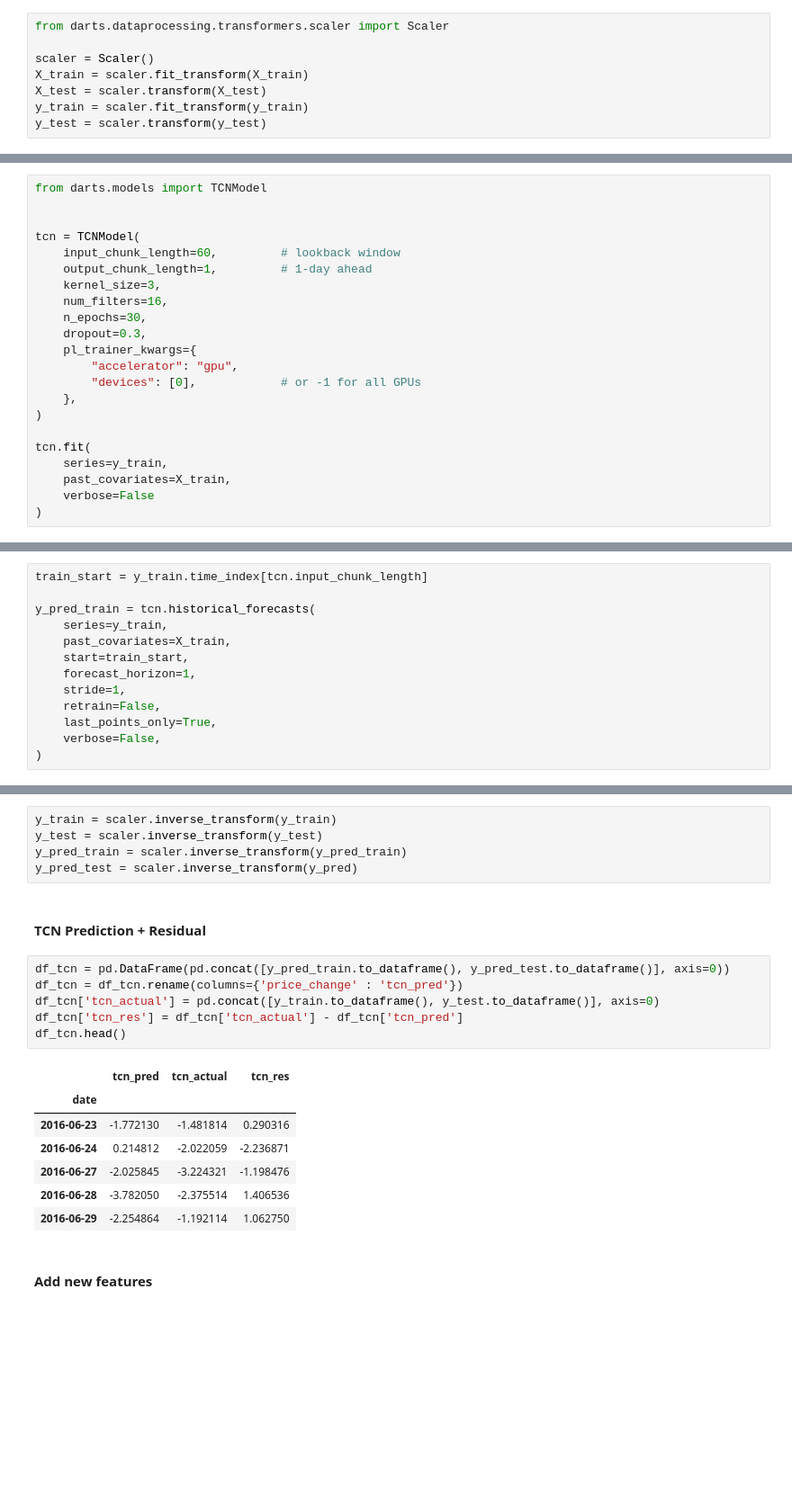
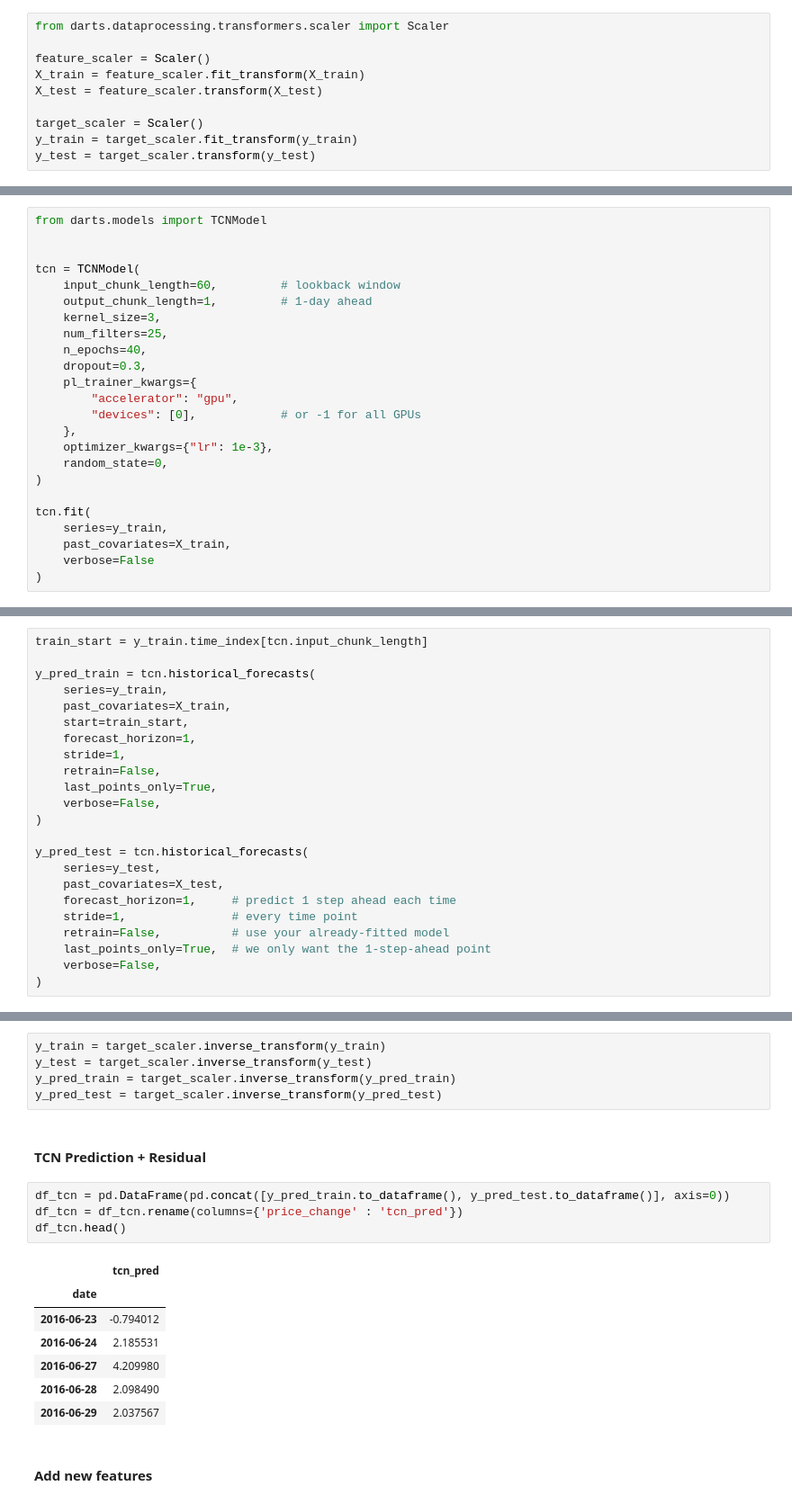
Before and after one commit to danCoder93/ENSF611-FinPrediction, a Jupyter notebook: src/FinPrediction.ipynb, the cells around one changed output, grey strips where cells are left out. Shown at 90% size. Cells and saved outputs as stored; diff of their text form; blank space fills up the shorter version.

Commit message:
Improving prediction pipeline

```diff
--- a/src/FinPrediction.ipynb
+++ b/src/FinPrediction.ipynb
@@ -312,11 +277,13 @@ X_train, X_test = X[:split_point], X[split_point:]
 # %%
 from darts.dataprocessing.transformers.scaler import Scaler
 
-scaler = Scaler()
-X_train = scaler.fit_transform(X_train)
-X_test = scaler.transform(X_test)
-y_train = scaler.fit_transform(y_train)
-y_test = scaler.transform(y_test)
+feature_scaler = Scaler()
+X_train = feature_scaler.fit_transform(X_train)
+X_test = feature_scaler.transform(X_test)
+
+target_scaler = Scaler()
+y_train = target_scaler.fit_transform(y_train)
+y_test = target_scaler.transform(y_test)
 # %% [markdown]
 ### Training
 # %%
@@ -327,13 +294,15 @@ tcn = TCNModel(
     input_chunk_length=60,         # lookback window
     output_chunk_length=1,         # 1-day ahead
     kernel_size=3,
-    num_filters=16,
-    n_epochs=30,
+    num_filters=25,
+    n_epochs=40,
     dropout=0.3,
     pl_trainer_kwargs={
         "accelerator": "gpu",
         "devices": [0],            # or -1 for all GPUs
     },
+    optimizer_kwargs={"lr": 1e-3},
+    random_state=0,
 )
 
 tcn.fit(
@@ -363,6 +333,16 @@ y_pred_train = tcn.historical_forecasts(
     last_points_only=True,
     verbose=False,
 )
+
+y_pred_test = tcn.historical_forecasts(
+    series=y_test,
+    past_covariates=X_test,
+    forecast_horizon=1,     # predict 1 step ahead each time
+    stride=1,               # every time point
+    retrain=False,          # use your already-fitted model
+    last_points_only=True,  # we only want the 1-step-ahead point
+    verbose=False,
+)
 # %% [output]
 INFO:pytorch_lightning.utilities.rank_zero:GPU available: True (cuda), used: True
 INFO:pytorch_lightning.utilities.rank_zero:TPU available: False, using: 0 TPU cores
@@ -397,26 +366,24 @@ Testing accuracy: 71.14597813719331
 # %% [markdown]
 #### Unscaled Real Values
 # %%
-y_train = scaler.inverse_transform(y_train)
-y_test = scaler.inverse_transform(y_test)
-y_pred_train = scaler.inverse_transform(y_pred_train)
-y_pred_test = scaler.inverse_transform(y_pred)
+y_train = target_scaler.inverse_transform(y_train)
+y_test = target_scaler.inverse_transform(y_test)
+y_pred_train = target_scaler.inverse_transform(y_pred_train)
+y_pred_test = target_scaler.inverse_transform(y_pred_test)
 # %% [markdown]
 #### TCN Prediction + Residual
 # %%
 df_tcn = pd.DataFrame(pd.concat([y_pred_train.to_dataframe(), y_pred_test.to_dataframe()], axis=0))
 df_tcn = df_tcn.rename(columns={'price_change' : 'tcn_pred'})
-df_tcn['tcn_actual'] = pd.concat([y_train.to_dataframe(), y_test.to_dataframe()], axis=0)
-df_tcn['tcn_res'] = df_tcn['tcn_actual'] - df_tcn['tcn_pred']
 df_tcn.head()
 # %% [output]
-|  | tcn_pred | tcn_actual | tcn_res |
-| date |  |  |  |
-| 2016-06-23 | -1.772130 | -1.481814 | 0.290316 |
-| 2016-06-24 | 0.214812 | -2.022059 | -2.236871 |
-| 2016-06-27 | -2.025845 | -3.224321 | -1.198476 |
-| 2016-06-28 | -3.782050 | -2.375514 | 1.406536 |
-| 2016-06-29 | -2.254864 | -1.192114 | 1.062750 |
+|  | tcn_pred |
+| date |  |
+| 2016-06-23 | -0.794012 |
+| 2016-06-24 | 2.185531 |
+| 2016-06-27 | 4.209980 |
+| 2016-06-28 | 2.098490 |
+| 2016-06-29 | 2.037567 |
 # %% [markdown]
 #### Add new features
 # %%
```
Also changed, not shown: parts of 33 cells of this notebook.
